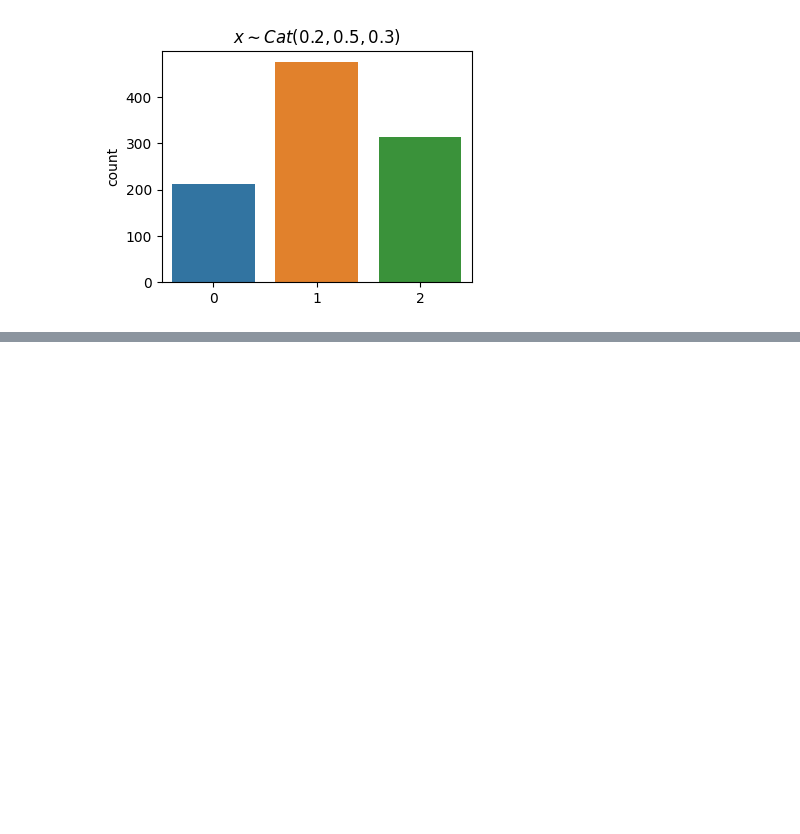
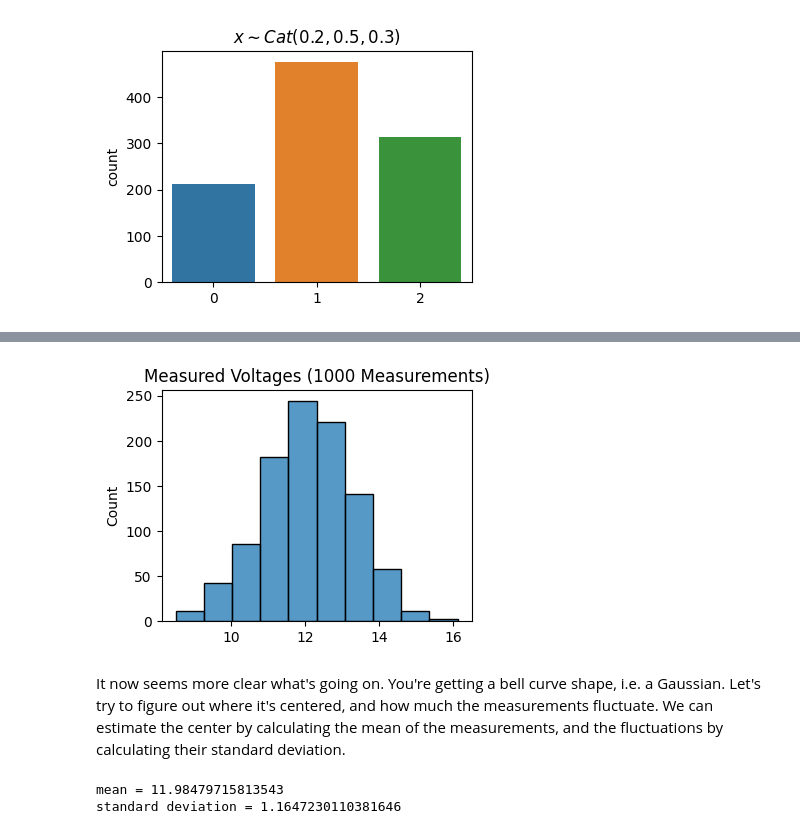
Before and after one commit to rkingery/ml-book, a Jupyter notebook: notebooks/probability.ipynb, the cells around one changed output, grey strips where cells are left out. Drawn from its saved outputs; the diff is of its cells as text; code cells hidden in the pictures; blank space fills up the shorter version.

```diff
--- a/notebooks/probability.ipynb
+++ b/notebooks/probability.ipynb
@@ -675,0 +441,16 @@ plt.show()
+# %%
+x = np.random.normal(12, 1.2, 1000)
+plot_histogram(x, bins=10, title='Measured Voltages (1000 Measurements)')
+# %% [output]
+[figure, added]
+# %% [markdown]
+It now seems more clear what's going on. You're getting a bell curve shape, i.e. a Gaussian. Let's try to figure out where it's centered, and how much the measurements fluctuate. We can estimate the center by calculating the mean of the measurements, and the fluctuations by calculating their standard deviation.
+# %%
+mean = np.mean(x)
+std = np.std(x)
+
+print(f'mean = {mean}')
+print(f'standard deviation = {std}')
+# %% [output]
+mean = 11.98479715813543
+standard deviation = 1.1647230110381646
```
Also changed, not shown: parts of 57 cells of this notebook, 2 other files.
